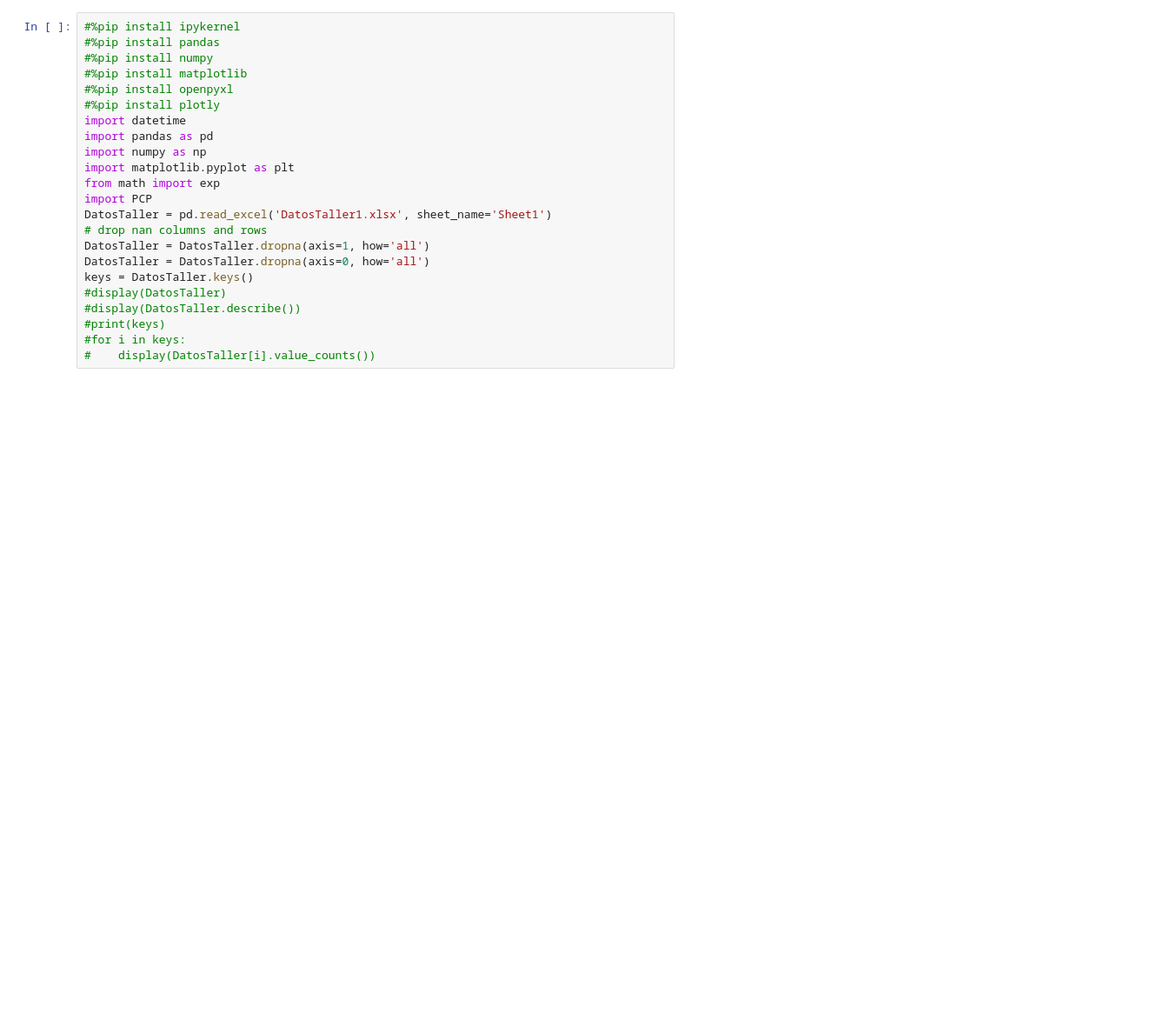
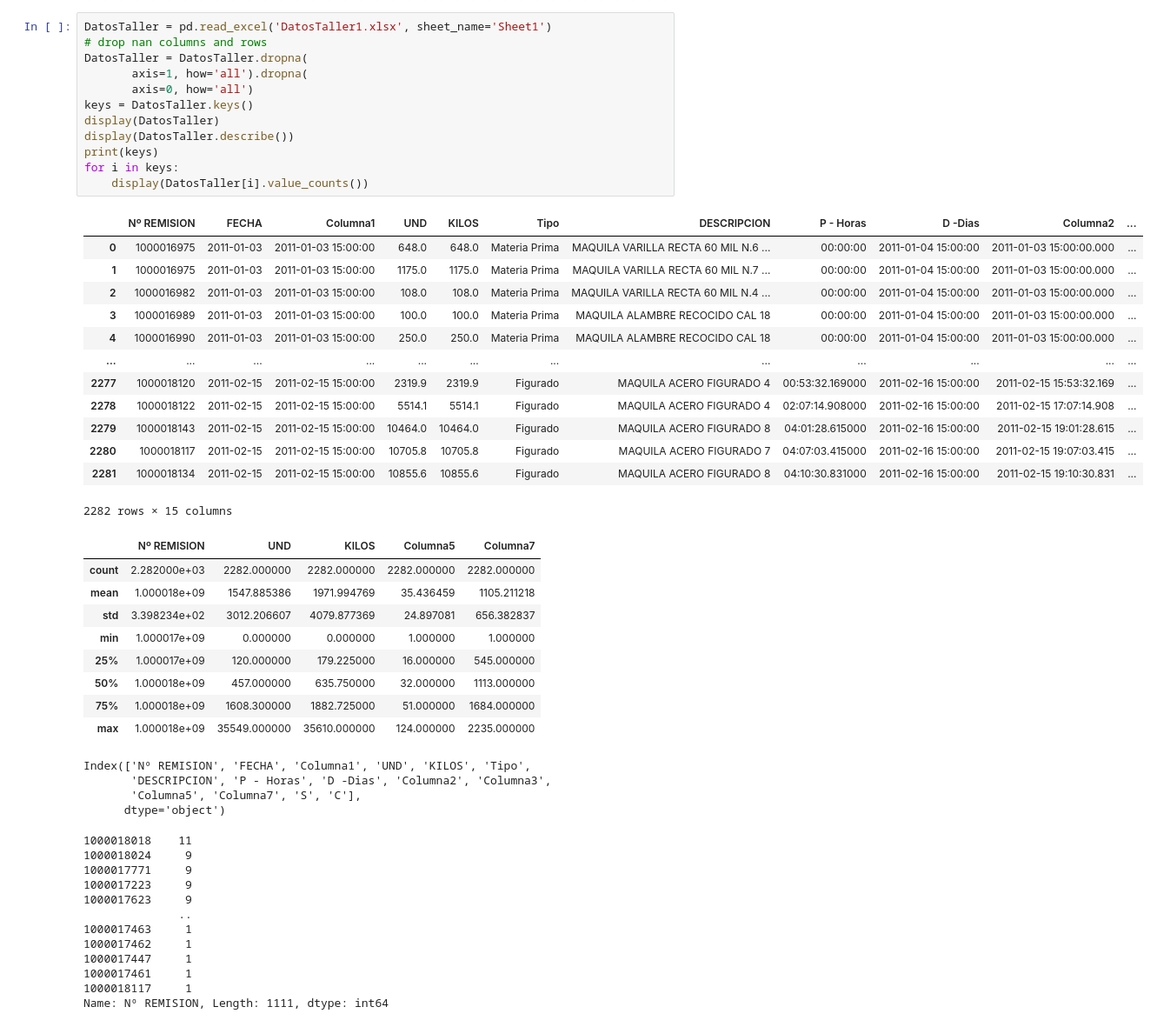
Before and after one commit to CDMonsalveA/Taller_1_Monsalve_Rozo_Leon_PCP, a Jupyter notebook: Taller_1_Monsalve_Rozo_León.ipynb, the cells around one changed output. Shown: that part at 87% size. Drawn from its saved outputs; the diff is of its cells as text; blank space fills up the shorter version.

```diff
--- a/Taller_1_Monsalve_Rozo_León.ipynb
+++ b/Taller_1_Monsalve_Rozo_León.ipynb
@@ -1,23 +29,51 @@
 # %%
-#%pip install ipykernel
-#%pip install pandas
-#%pip install numpy
-#%pip install matplotlib
-#%pip install openpyxl
-#%pip install plotly
-import datetime
-import pandas as pd
-import numpy as np
-import matplotlib.pyplot as plt
-from math import exp
-import PCP
 DatosTaller = pd.read_excel('DatosTaller1.xlsx', sheet_name='Sheet1')
 # drop nan columns and rows
-DatosTaller = DatosTaller.dropna(axis=1, how='all')
-DatosTaller = DatosTaller.dropna(axis=0, how='all')
+DatosTaller = DatosTaller.dropna(
+       axis=1, how='all').dropna(
+       axis=0, how='all')
 keys = DatosTaller.keys()
-#display(DatosTaller)
-#display(DatosTaller.describe())
-#print(keys)
-#for i in keys:
-#    display(DatosTaller[i].value_counts())
+display(DatosTaller)
+display(DatosTaller.describe())
+print(keys)
+for i in keys:
+    display(DatosTaller[i].value_counts())
+# %% [output]
+|  | Nº REMISION | FECHA | Columna1 | UND | KILOS | Tipo | DESCRIPCION | P - Horas | D -Dias | Columna2 | ... |
+| 0 | 1000016975 | 2011-01-03 | 2011-01-03 15:00:00 | 648.0 | 648.0 | Materia Prima | MAQUILA VARILLA RECTA 60 MIL N.6 ... | 00:00:00 | 2011-01-04 15:00:00 | 2011-01-03 15:00:00.000 | ... |
+| 1 | 1000016975 | 2011-01-03 | 2011-01-03 15:00:00 | 1175.0 | 1175.0 | Materia Prima | MAQUILA VARILLA RECTA 60 MIL N.7 ... | 00:00:00 | 2011-01-04 15:00:00 | 2011-01-03 15:00:00.000 | ... |
+| 2 | 1000016982 | 2011-01-03 | 2011-01-03 15:00:00 | 108.0 | 108.0 | Materia Prima | MAQUILA VARILLA RECTA 60 MIL N.4 ... | 00:00:00 | 2011-01-04 15:00:00 | 2011-01-03 15:00:00.000 | ... |
+| 3 | 1000016989 | 2011-01-03 | 2011-01-03 15:00:00 | 100.0 | 100.0 | Materia Prima | MAQUILA ALAMBRE RECOCIDO CAL 18 | 00:00:00 | 2011-01-04 15:00:00 | 2011-01-03 15:00:00.000 | ... |
+| 4 | 1000016990 | 2011-01-03 | 2011-01-03 15:00:00 | 250.0 | 250.0 | Materia Prima | MAQUILA ALAMBRE RECOCIDO CAL 18 | 00:00:00 | 2011-01-04 15:00:00 | 2011-01-03 15:00:00.000 | ... |
+| ... | ... | ... | ... | ... | ... | ... | ... | ... | ... | ... | ... |
+| 2277 | 1000018120 | 2011-02-15 | 2011-02-15 15:00:00 | 2319.9 | 2319.9 | Figurado | MAQUILA ACERO FIGURADO 4 | 00:53:32.169000 | 2011-02-16 15:00:00 | 2011-02-15 15:53:32.169 | ... |
+| 2278 | 1000018122 | 2011-02-15 | 2011-02-15 15:00:00 | 5514.1 | 5514.1 | Figurado | MAQUILA ACERO FIGURADO 4 | 02:07:14.908000 | 2011-02-16 15:00:00 | 2011-02-15 17:07:14.908 | ... |
+| 2279 | 1000018143 | 2011-02-15 | 2011-02-15 15:00:00 | 10464.0 | 10464.0 | Figurado | MAQUILA ACERO FIGURADO 8 | 04:01:28.615000 | 2011-02-16 15:00:00 | 2011-02-15 19:01:28.615 | ... |
+| 2280 | 1000018117 | 2011-02-15 | 2011-02-15 15:00:00 | 10705.8 | 10705.8 | Figurado | MAQUILA ACERO FIGURADO 7 | 04:07:03.415000 | 2011-02-16 15:00:00 | 2011-02-15 19:07:03.415 | ... |
+| 2281 | 1000018134 | 2011-02-15 | 2011-02-15 15:00:00 | 10855.6 | 10855.6 | Figurado | MAQUILA ACERO FIGURADO 8 | 04:10:30.831000 | 2011-02-16 15:00:00 | 2011-02-15 19:10:30.831 | ... |
+2282 rows × 15 columns
+|  | Nº REMISION | UND | KILOS | Columna5 | Columna7 |
+| count | 2.282000e+03 | 2282.000000 | 2282.000000 | 2282.000000 | 2282.000000 |
+| mean | 1.000018e+09 | 1547.885386 | 1971.994769 | 35.436459 | 1105.211218 |
+| std | 3.398234e+02 | 3012.206607 | 4079.877369 | 24.897081 | 656.382837 |
+| min | 1.000017e+09 | 0.000000 | 0.000000 | 1.000000 | 1.000000 |
+| 25% | 1.000017e+09 | 120.000000 | 179.225000 | 16.000000 | 545.000000 |
+| 50% | 1.000018e+09 | 457.000000 | 635.750000 | 32.000000 | 1113.000000 |
+| 75% | 1.000018e+09 | 1608.300000 | 1882.725000 | 51.000000 | 1684.000000 |
+| max | 1.000018e+09 | 35549.000000 | 35610.000000 | 124.000000 | 2235.000000 |
+Index(['Nº REMISION', 'FECHA', 'Columna1', 'UND', 'KILOS', 'Tipo',
+       'DESCRIPCION', 'P - Horas', 'D -Dias', 'Columna2', 'Columna3',
+       'Columna5', 'Columna7', 'S', 'C'],
+      dtype='object')
+1000018018    11
+1000018024     9
+1000017771     9
+1000017223     9
+1000017623     9
+              ..
+1000017463     1
+1000017462     1
+1000017447     1
+1000017461     1
+1000018117     1
+Name: Nº REMISION, Length: 1111, dtype: int64
```
Also changed, not shown: parts of 7 cells of this notebook, 3 other files.
